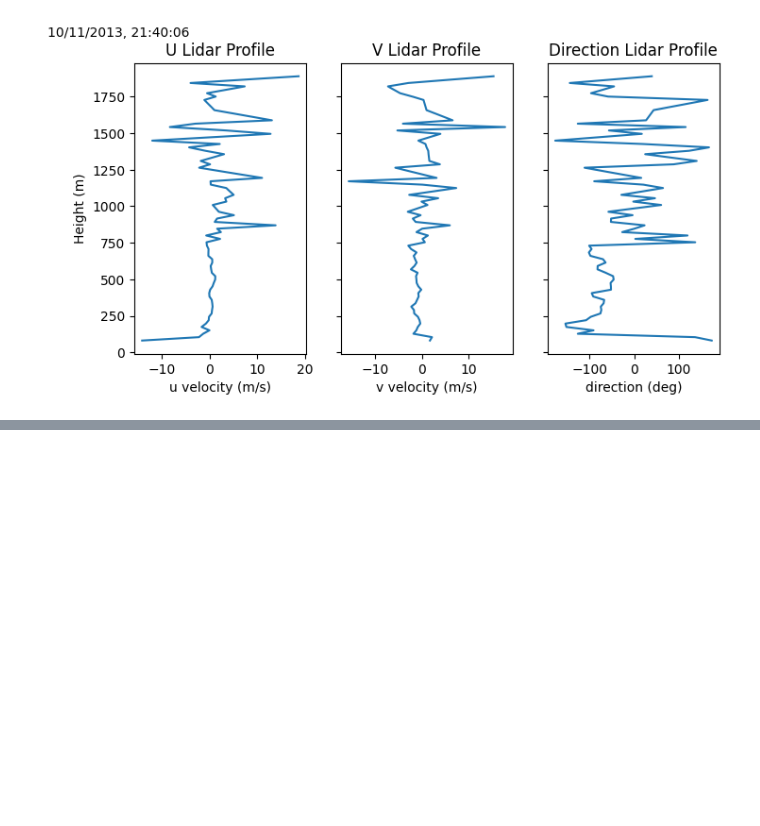
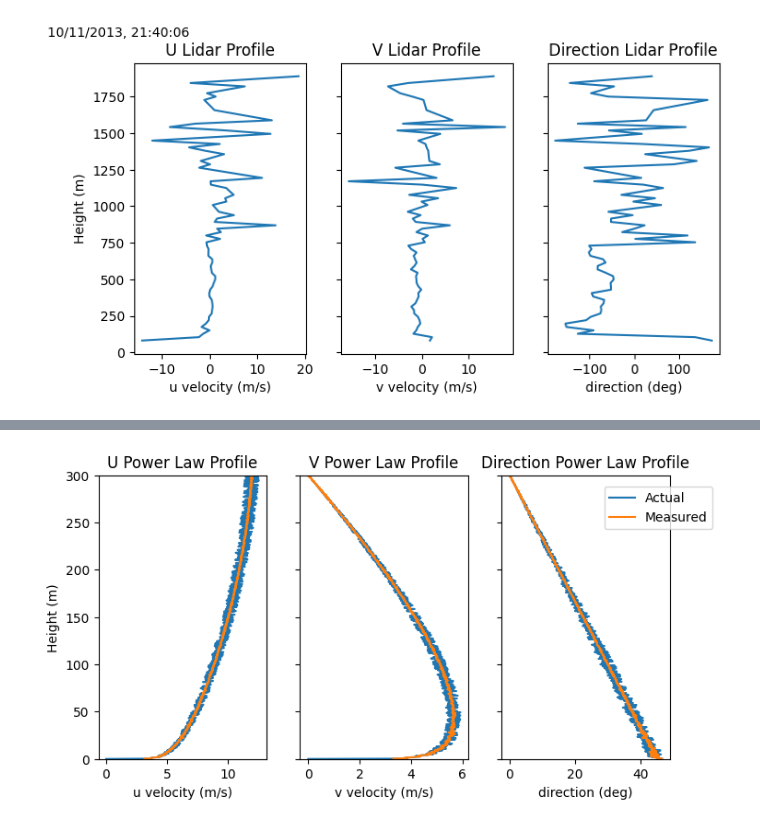
Before and after one commit to ttjohn13/Wind-Energy-Project, a Jupyter notebook: HW3/HW3 VAD model.ipynb, the cells around one changed output, grey strips where cells are left out. Cells and saved outputs as stored; diff of their text form; code cells hidden in the pictures; blank space fills up the shorter version.

Commit message:
Power Law Profile Tfin

```diff
--- a/HW3/HW3 VAD model.ipynb
+++ b/HW3/HW3 VAD model.ipynb
@@ -232,7 +233,7 @@ ani.save(filename='wind speed.gif', writer="pillow")
 # Power law parameters
 alpha = 1/7  # Power law parameter
 U_inf = 12.0  # Reference wind speed
-z_ref = 10.0  # Reference height
+z_ref = 300  # Reference height
 number_of_vertical_points = 1000
 
 # Create a column vector
@@ -250,7 +251,84 @@ ColumnVector_powerlaw[:, 0] = U_powerlaw  # Assign the power law profile to the
 ColumnVector_powerlaw_spiral = Ekman_Spiral(ColumnVector_powerlaw, z_location)
 
 # Create 3D space
-x_powerlaw, y_powerlaw, space_powerlaw = Create3DSpace.Space_Field(ColumnVector_powerlaw_spiral, z_ref, number_of_vertical_points)
+x_powerlaw, y_powerlaw, space_powerlaw = Create3DSpace.Space_Field(ColumnVector_powerlaw_spiral, 300, 100 )
 
 # Access the lidar data
 # (not needed in this part) lidar_data = Matlab_import()  # Get lidar data from their provided function
+# %%
+space_k_powl = Create3DSpace.kick(space_powerlaw,
+                                  np.array([5 / 100], dtype=float))  # 5% random kick to each individual value
+space_k_powl = Create3DSpace.kick(space_powerlaw, 0.05)
+elevation = np.array([75])  # set elevation of scan, angle from ground
+number_of_scans = 80  # number of scans per range ring
+azimuthals = np.reshape(np.linspace(0, 360, number_of_scans), (-1, 1))  # evenly spaced angles for azimuth rotation
+lidar_location = np.array([x_powerlaw[50], y_powerlaw[50], 0])  # define lidar location
+# create space for iterating variables, creating vectors of 0 with the length zloc-1
+u_interp_val = np.zeros((len(z_location) - 1, number_of_scans))
+v_interp_val = np.zeros((len(z_location) - 1, number_of_scans))
+x_lidar = np.zeros((len(z_location) - 1, number_of_scans))
+y_lidar = np.zeros((len(z_location) - 1, number_of_scans))
+z_lidar = np.zeros((len(z_location) - 1, number_of_scans))
+
+# loop for each horizontal plane, exclude 0 plane
+for i in np.arange(1, len(z_location)):
+    u_interp_val[i - 1, :], v_interp_val[i - 1, :], x_lidar[i - 1, :], y_lidar[i - 1, :], z_lidar[i - 1,
+                                                                                          :] = SandI.slice_points(
+        space_k_powl, x_powerlaw, y_powerlaw, z_location, azimuthals, elevation, z_location[i],
+        lidar_loc=lidar_location)
+
+# creating space for projection iterables, size needs to be as long as the lidar data.
+laser_vect = np.zeros((np.size(x_lidar, axis=0), np.size(x_lidar, axis=1), 3))
+laser_speed = np.zeros_like(x_lidar)
+
+# loop to get speeds and laser vectors
+for i in np.arange(np.size(laser_speed, axis=0)):
+    measlocation = np.hstack(
+        (x_lidar[i, :].reshape((-1, 1)), y_lidar[i, :].reshape((-1, 1)), z_lidar[i, :].reshape((-1, 1))))
+    laser_vect[i, :, :], laser_speed[i, :] = SandI.vectorProjection(u_interp_val[i, :].T, v_interp_val[i, :].T,
+                                                                    measlocation, lidar_location)
+
+lidar_VAD_Powerlaw = []
+for i in range(np.size(laser_vect, axis=0)):
+    VAD_output = VAD.vad_extraction(laser_vect[i, :, :], laser_speed[i, :].reshape(-1, 1))
+    VAD_output_vect = VAD_output[0]
+    lidar_VAD_Powerlaw.append(VAD_output_vect)
+
+u_actual_velocities_plot = space_k_powl[50, 50, :, 0]
+v_actual_velocities_plot = space_k_powl[50, 50, :, 1]
+z_actual_plot = z_location
+z_measure_plot = z_location[1:]
+lidar_VAD_Powerlaw_array = np.stack(lidar_VAD_Powerlaw, axis=0)
+u_meas_plot = lidar_VAD_Powerlaw_array[:, 0]
+v_meas_plot = lidar_VAD_Powerlaw_array[:, 1]
+
+dir_actual = np.rad2deg(np.arctan(v_actual_velocities_plot / u_actual_velocities_plot))
+dir_meas = np.rad2deg(np.arctan(v_meas_plot / u_meas_plot))
+
+fig_5, ax_5 = plt.subplots(figsize=(8, 4), nrows=1, ncols=3)
+# plt.tight_layout()
+ax_5[0].set_title('U Power Law Profile')
+ax_5[1].set_title('V Power Law Profile')
+ax_5[2].set_title('Direction Power Law Profile')
+ax_5[0].set_ylabel('Height (m)')
+ax_5[0].set_xlabel('u velocity (m/s)')
+ax_5[1].set_xlabel('v velocity (m/s)')
+ax_5[2].set_xlabel('direction (deg)')
+ax_5[0].set_ylim([0, 300])
+ax_5[1].set_ylim([0, 300])
+ax_5[2].set_ylim([0, 300])
+ax_5[1].yaxis.set_tick_params(labelleft=False)
+ax_5[2].yaxis.set_tick_params(labelleft=False)
+
+ax_5[0].plot(u_actual_velocities_plot, z_actual_plot, label='Actual')
+ax_5[0].plot(u_meas_plot, z_measure_plot, label='Measured')
+ax_5[1].plot(v_actual_velocities_plot, z_actual_plot, label='Actual')
+ax_5[1].plot(v_meas_plot, z_measure_plot, label='Measured')
+ax_5[2].plot(dir_actual, z_actual_plot, label='Actual')
+ax_5[2].plot(dir_meas, z_measure_plot, label='Measured')
+
+handles, labels = ax_5[0].get_legend_handles_labels()
+fig_5.legend(handles, labels, loc=(0.82, 0.77))
+fig_5.savefig('Artificial Wind Profile_02.png')
+# %% [output]
+[figure, added]
```
Also changed, not shown: parts of 3 cells of this notebook, 1 other file.
